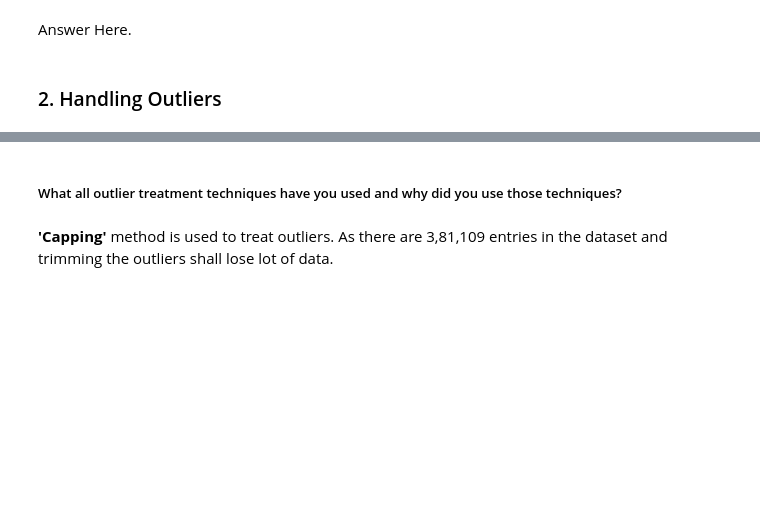
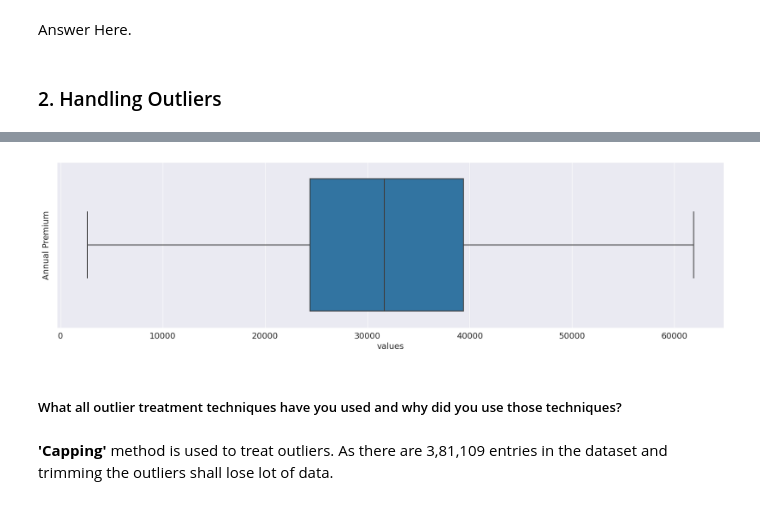
Before and after one commit to azizdafi/Health_Insurance_Cross_Sell_Prediciotn, a Jupyter notebook: Health_Submission_ML_classification_Sayed_Aziz_Ahmed.ipynb, the cells around one changed output, grey strips where cells are left out. Cells and saved outputs as stored; diff of their text form; code cells hidden in the pictures; blank space fills up the shorter version.

```diff
--- a/Health_Submission_ML_classification_Sayed_Aziz_Ahmed.ipynb
+++ b/Health_Submission_ML_classification_Sayed_Aziz_Ahmed.ipynb
@@ -878,6 +1052,11 @@ df['Annual_Premium'] = np.where(
 # %%
 # Plotting the boxplot again to check if the capping is correct
 sns.boxplot(x=df['Annual_Premium'])
+plt.xlabel('values')
+plt.ylabel('Annual Premium')
+plt.show()
+# %% [output]
+[figure, added]
 # %% [markdown]
 ##### What all outlier treatment techniques have you used and why did you use those techniques?
 # %% [markdown]
```
Also changed, not shown: parts of 66 cells of this notebook.
